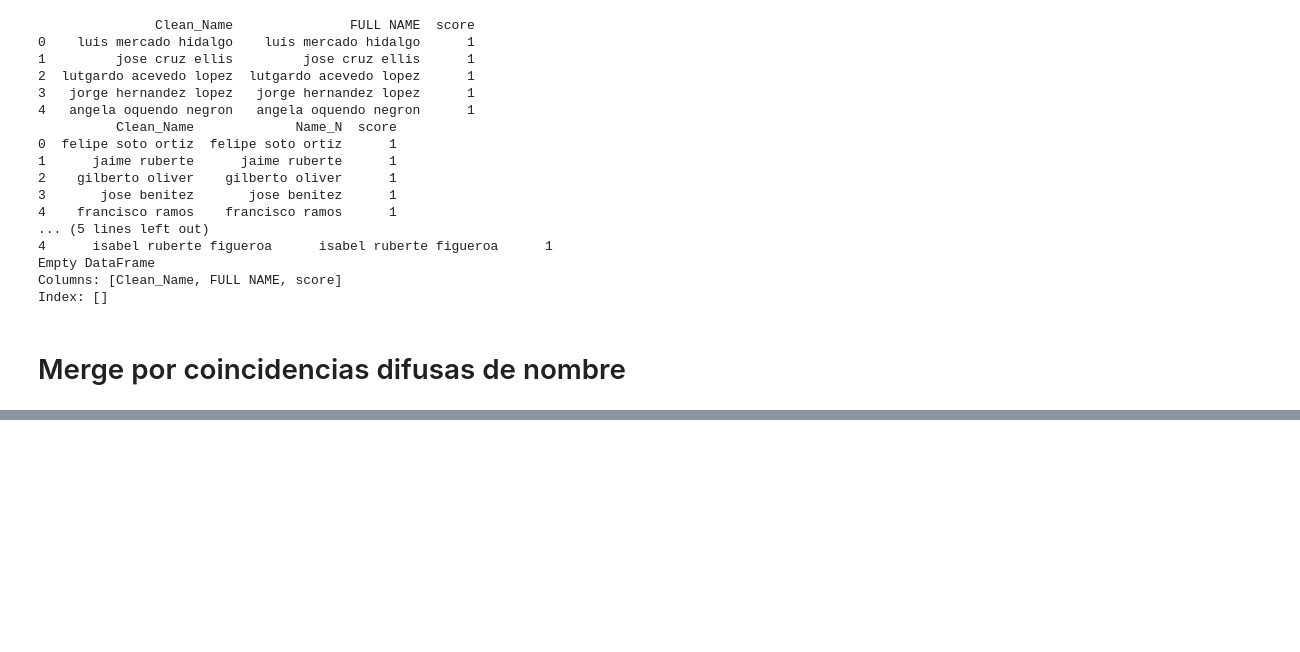
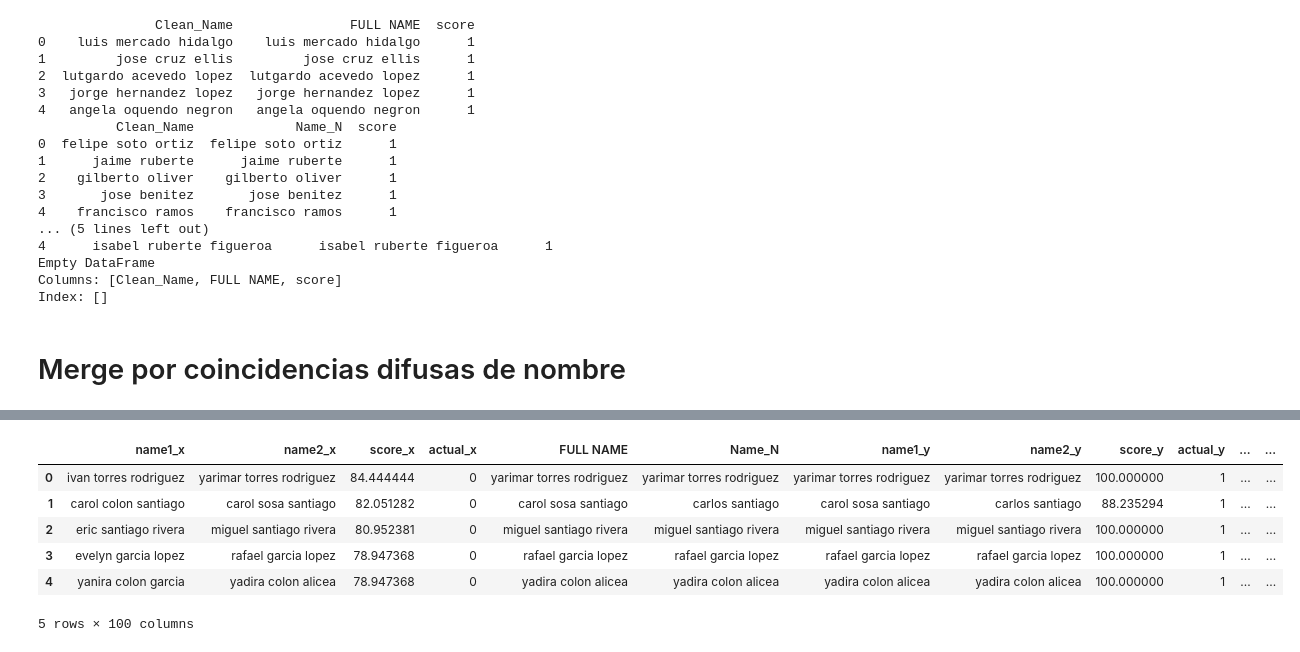
Before and after one commit to jhonvlex/join_dataframes, a Jupyter notebook: src_any_abogados_dev_df_er_main.ipynb, the cells around one changed output, grey strips where cells are left out. Cells and saved outputs as stored; diff of their text form; code cells hidden in the pictures; blank space fills up the shorter version.

```diff
--- a/src_any_abogados_dev_df_er_main.ipynb
+++ b/src_any_abogados_dev_df_er_main.ipynb
@@ -234,4 +272,10 @@ F1-score: 0.72
 # %%
-final = evaluacion[evaluacion["predicted"] == 1]
-final.reset_index(drop=True, inplace=True)
-final.to_csv("datasets/fuzz_merge.csv")
+predicted1 = evaluacion[evaluacion["predicted"] == 1]
+predicted1.reset_index(drop=True, inplace=True)
+predicted1.to_csv("datasets/predicted1.csv")
+
+predicted0 = evaluacion[evaluacion["predicted"] == 0]
+predicted0.reset_index(drop=True, inplace=True)
+predicted0.to_csv("datasets/predicted0.csv")
+
+evaluacion.to_csv("datasets/TODO.csv")
@@ -249,15 +292,15 @@ final.head()
 # %%
 # Merge de coincidencias difusas entre colegio e abogados y naics
 
-step1 = final.merge(df_ca_o, left_on="name1", right_on="FULL NAME", how="inner")
+step1 = predicted1.merge(df_ca_o, left_on="name1", right_on="FULL NAME", how="inner")
 final_step = step1.merge(df_naics_o, left_on="name2", right_on="Name_N", how="inner")
-columnas_principales = ["FULL NAME", "Name_N", "score","FNAME","LNAME"]
+columnas_principales = ["FULL NAME", "Name_N"]
 otras_columnas = [col for col in final_step.columns if col not in columnas_principales]
 final_step = final_step[columnas_principales + otras_columnas]
-final_step.drop(columns=["name1","name2","actual","predicted"], inplace=True)
+final_step_copy = final_step.copy()
+final_step.drop(columns=["name1","name2","score","actual","predicted"], inplace=True)
 final_step = final_step.rename(columns={
     "FULL NAME": "name_colegio_abogados",
     "Name_N": "name_naics"
 })
 final_step.to_csv("datasets/merge_colegio-abogados_naics.csv")
-final_step.head()
@@ -271,0 +307,4 @@ final_step.head()
+# %%
+final_ff = final_step_copy[(final_step_copy["actual"] == 1) & (final_step_copy["predicted"] == 1)]
+
+final_ff.head()
@@ -272,3 +319,23 @@ final_step.head()
+# %%
+nombre_a = "name1"
+final_step_col = final_ff[[nombre_a]]
+# %%
+matches_gm_final_step1 = src.find_fuzzy_matches(df_gm, final_step_col ,"Clean_Name", nombre_a, 81)
+eval_matches_gm_final_step1 = src4.test2(matches_gm_final_step1, 0.8)
+
+
+tt = matches_gm_final_step1.merge(final_ff, left_on="name2",right_on=nombre_a,how="inner")
+#tt = tt.drop(columns=["score","actual_x"])
+tt.to_csv("datasets/merge_total.csv")
+tt.head()
+# %% [output]
+|  | name1_x | name2_x | score_x | actual_x | FULL NAME | Name_N | name1_y | name2_y | score_y | actual_y | ... | ... |
+| 0 | ivan torres rodriguez | yarimar torres rodriguez | 84.444444 | 0 | yarimar torres rodriguez | yarimar torres rodriguez | yarimar torres rodriguez | yarimar torres rodriguez | 100.000000 | 1 | ... | ... |
+| 1 | carol colon santiago | carol sosa santiago | 82.051282 | 0 | carol sosa santiago | carlos santiago | carol sosa santiago | carlos santiago | 88.235294 | 1 | ... | ... |
+| 2 | eric santiago rivera | miguel santiago rivera | 80.952381 | 0 | miguel santiago rivera | miguel santiago rivera | miguel santiago rivera | miguel santiago rivera | 100.000000 | 1 | ... | ... |
+| 3 | evelyn garcia lopez | rafael garcia lopez | 78.947368 | 0 | rafael garcia lopez | rafael garcia lopez | rafael garcia lopez | rafael garcia lopez | 100.000000 | 1 | ... | ... |
+| 4 | yanira colon garcia | yadira colon alicea | 78.947368 | 0 | yadira colon alicea | yadira colon alicea | yadira colon alicea | yadira colon alicea | 100.000000 | 1 | ... | ... |
+5 rows × 100 columns
 # %%
 def pruebas(df1, df2, name1, name2, threshold):
     matches = src.find_fuzzy_matches(df1, df2,name1, name2, threshold)
```
Also changed, not shown: parts of 14 cells of this notebook, 5 other files.
